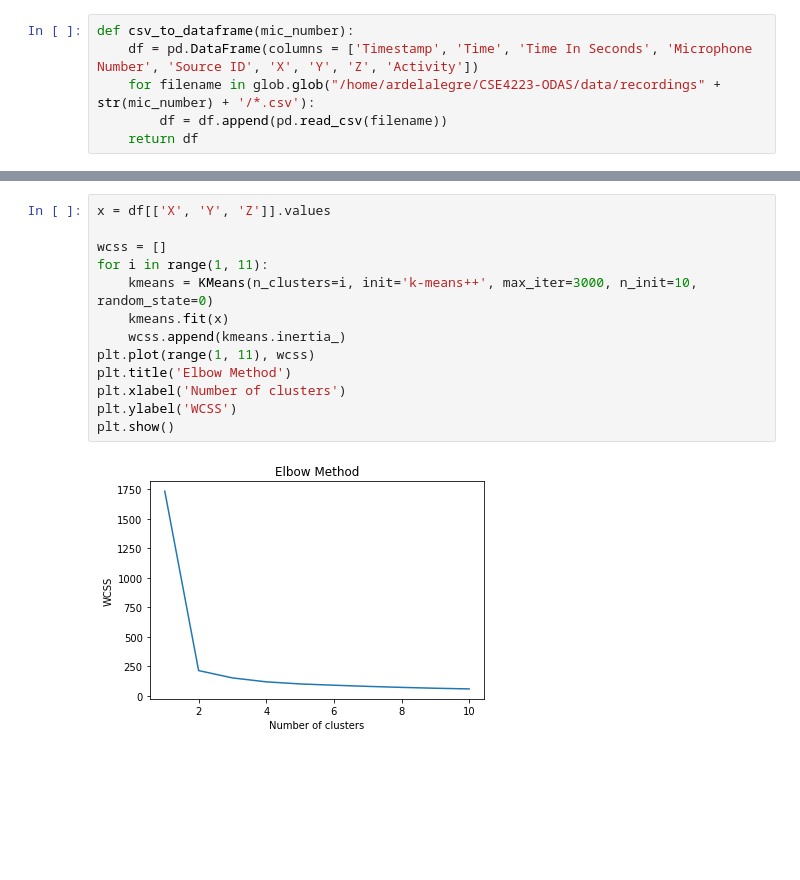
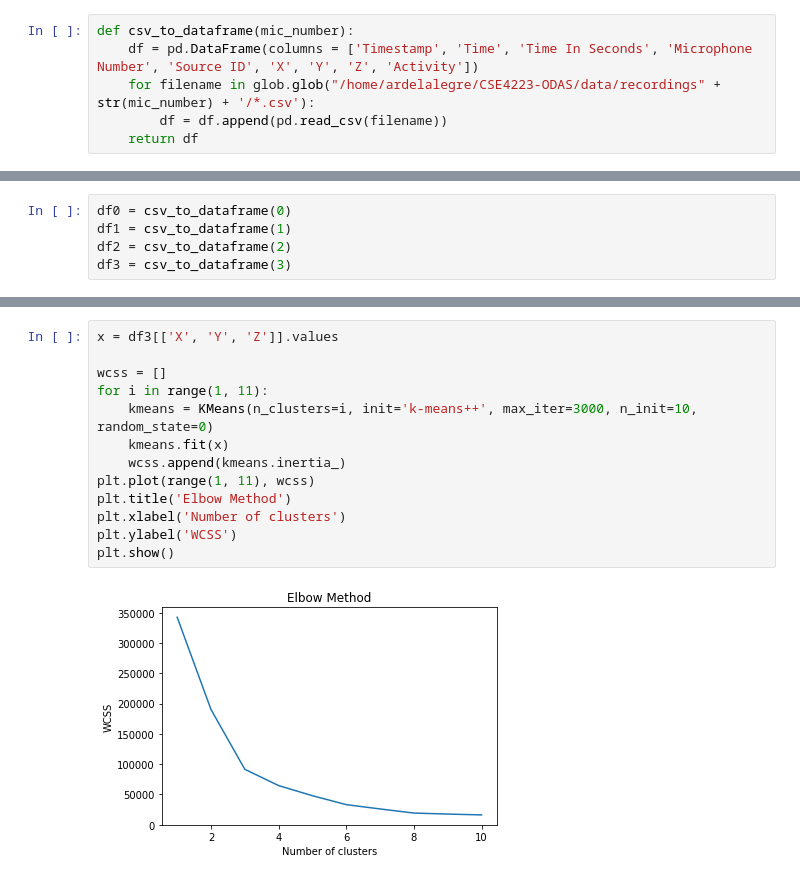
Before and after one commit to yihanhu97/SoundMapping-ODAS, a Jupyter notebook: postprocessing/extractDirectionality.ipynb, the cells around one changed output, grey strips where cells are left out. Saved outputs shown, nothing was run; the diff lists cells and outputs as text; blank space fills up the shorter version.

```diff
--- a/postprocessing/extractDirectionality.ipynb
+++ b/postprocessing/extractDirectionality.ipynb
@@ -325,0 +342,5 @@ df.tail
+# %%
+df0 = csv_to_dataframe(0)
+df1 = csv_to_dataframe(1)
+df2 = csv_to_dataframe(2)
+df3 = csv_to_dataframe(3)
@@ -326,15 +430,15 @@ df.tail
 # %%
-x = df[['X', 'Y', 'Z']].values
+x = df3[['X', 'Y', 'Z']].values
 
 wcss = []
 for i in range(1, 11):
     kmeans = KMeans(n_clusters=i, init='k-means++', max_iter=3000, n_init=10, random_state=0)
     kmeans.fit(x)
     wcss.append(kmeans.inertia_)
 plt.plot(range(1, 11), wcss)
 plt.title('Elbow Method')
 plt.xlabel('Number of clusters')
 plt.ylabel('WCSS')
 plt.show()
 # %% [output]
-[figure, old version]
+[figure, new version]
```
Also changed, not shown: parts of 24 cells of this notebook.
